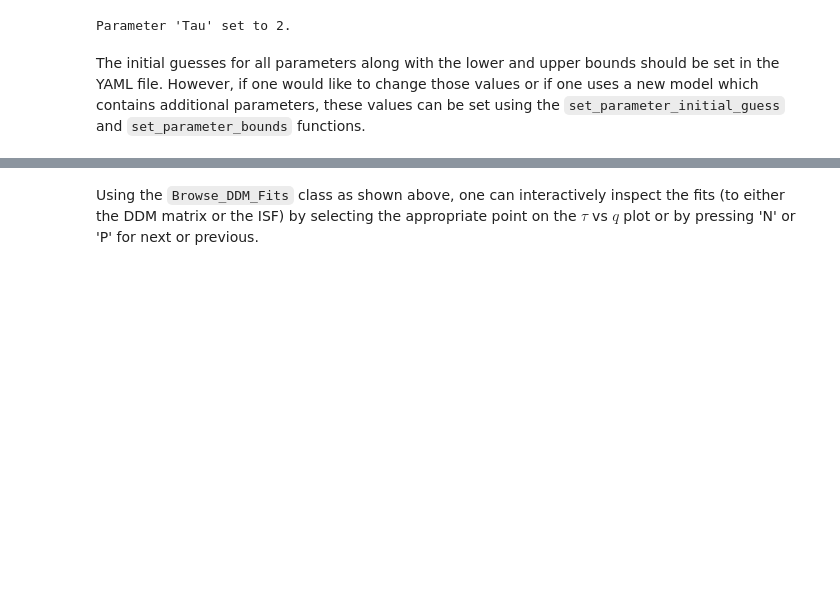
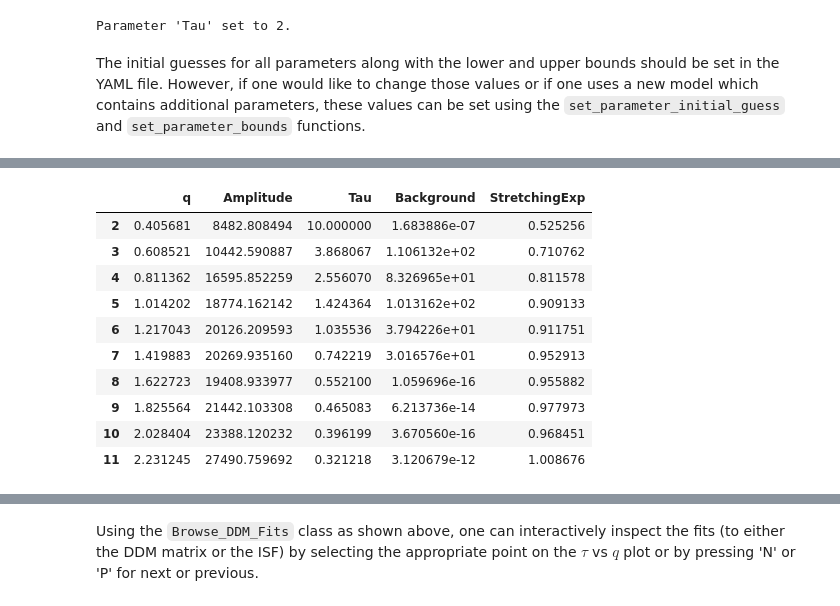
Before and after one commit to rmcgorty/PyDDM, a Jupyter notebook: Examples/DDM - Protocol Steps.ipynb, the cells around one changed output, grey strips where cells are left out. Cells and saved outputs as stored; diff of their text form; code cells hidden in the pictures; blank space fills up the shorter version.

```diff
--- a/Examples/DDM - Protocol Steps.ipynb
+++ b/Examples/DDM - Protocol Steps.ipynb
@@ -16,6 +21,10 @@ import yaml
 import sys
 sys.path.append("../PyDDM") #must point to the PyDDM folder
 import ddm_analysis_and_fitting as ddm
+
+import pandas as pd
+pd.set_option('display.latex.repr', True)
+pd.set_option('display.latex.longtable', True)
 # %%
 #Just for formating this notebook, not necessary for the DDM analysis
 import IPython.display
@@ -264,0 +287,15 @@ KeyError: 'Auto_update_good_q_range'
+# %%
+pd = ddm.hf.generate_pandas_data(fit01)
+pd[2:].head(n=10)
+# %% [output]
+|  | q | Amplitude | Tau | Background | StretchingExp |
+| 2 | 0.405681 | 8482.808494 | 10.000000 | 1.683886e-07 | 0.525256 |
+| 3 | 0.608521 | 10442.590887 | 3.868067 | 1.106132e+02 | 0.710762 |
+| 4 | 0.811362 | 16595.852259 | 2.556070 | 8.326965e+01 | 0.811578 |
+| 5 | 1.014202 | 18774.162142 | 1.424364 | 1.013162e+02 | 0.909133 |
+| 6 | 1.217043 | 20126.209593 | 1.035536 | 3.794226e+01 | 0.911751 |
+| 7 | 1.419883 | 20269.935160 | 0.742219 | 3.016576e+01 | 0.952913 |
+| 8 | 1.622723 | 19408.933977 | 0.552100 | 1.059696e-16 | 0.955882 |
+| 9 | 1.825564 | 21442.103308 | 0.465083 | 6.213736e-14 | 0.977973 |
+| 10 | 2.028404 | 23388.120232 | 0.396199 | 3.670560e-16 | 0.968451 |
+| 11 | 2.231245 | 27490.759692 | 0.321218 | 3.120679e-12 | 1.008676 |
```
Also changed, not shown: parts of 37 cells of this notebook.
